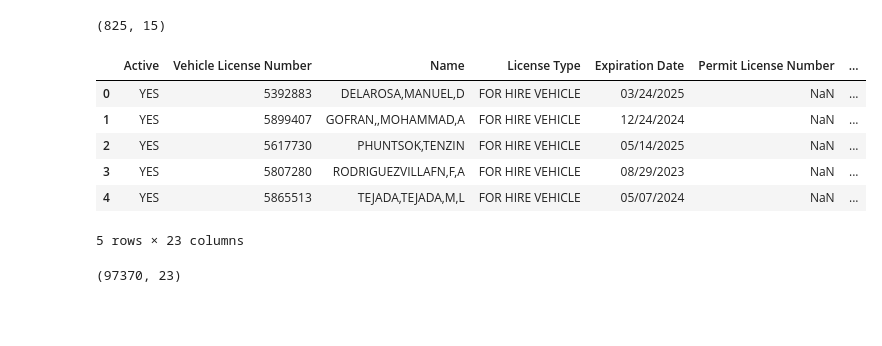
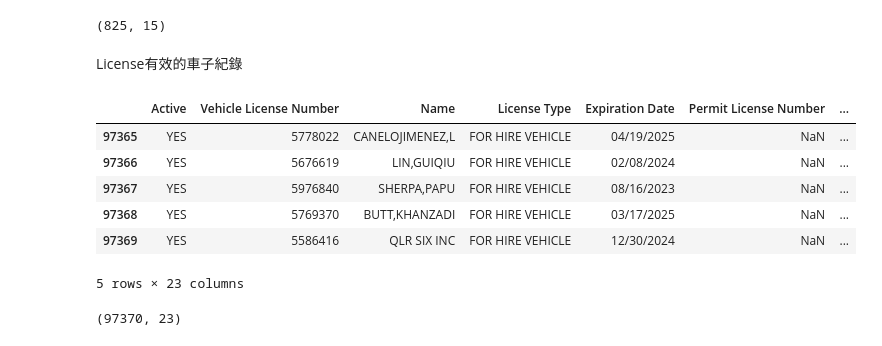
Before and after one commit to TicyYang/nyc-multimodal-ride-hailing-data-retrieval-platform, a Jupyter notebook: check_base_and_active_fhv.ipynb, the cells around one changed output. Saved outputs shown, nothing was run; the diff lists cells and outputs as text; code cells hidden in the pictures; blank space fills up the shorter version.

Commit message:
Update check_base_and_active_fhv.ipynb
fine-tune

```diff
--- a/check_base_and_active_fhv.ipynb
+++ b/check_base_and_active_fhv.ipynb
@@ -17,16 +17,18 @@ base.head()
 base.shape
 # %% [output]
 (825, 15)
+# %% [markdown]
+License有效的車子紀錄
 # %%
-active_fhv = pd.read_csv('../fhv_active.csv')
-active_fhv.head()
+active_fhv = pd.read_csv('fhv_active.csv')
+active_fhv.tail()
 # %% [output]
 |  | Active | Vehicle License Number | Name | License Type | Expiration Date | Permit License Number | ... |
-| 0 | YES | 5392883 | DELAROSA,MANUEL,D | FOR HIRE VEHICLE | 03/24/2025 | NaN | ... |
-| 1 | YES | 5899407 | GOFRAN,,MOHAMMAD,A | FOR HIRE VEHICLE | 12/24/2024 | NaN | ... |
-| 2 | YES | 5617730 | PHUNTSOK,TENZIN | FOR HIRE VEHICLE | 05/14/2025 | NaN | ... |
-| 3 | YES | 5807280 | RODRIGUEZVILLAFN,F,A | FOR HIRE VEHICLE | 08/29/2023 | NaN | ... |
-| 4 | YES | 5865513 | TEJADA,TEJADA,M,L | FOR HIRE VEHICLE | 05/07/2024 | NaN | ... |
+| 97365 | YES | 5778022 | CANELOJIMENEZ,L | FOR HIRE VEHICLE | 04/19/2025 | NaN | ... |
+| 97366 | YES | 5676619 | LIN,GUIQIU | FOR HIRE VEHICLE | 02/08/2024 | NaN | ... |
+| 97367 | YES | 5976840 | SHERPA,PAPU | FOR HIRE VEHICLE | 08/16/2023 | NaN | ... |
+| 97368 | YES | 5769370 | BUTT,KHANZADI | FOR HIRE VEHICLE | 03/17/2025 | NaN | ... |
+| 97369 | YES | 5586416 | QLR SIX INC | FOR HIRE VEHICLE | 12/30/2024 | NaN | ... |
 5 rows × 23 columns
 # %%
 active_fhv.shape
```
Also changed, not shown: parts of 9 cells of this notebook.
